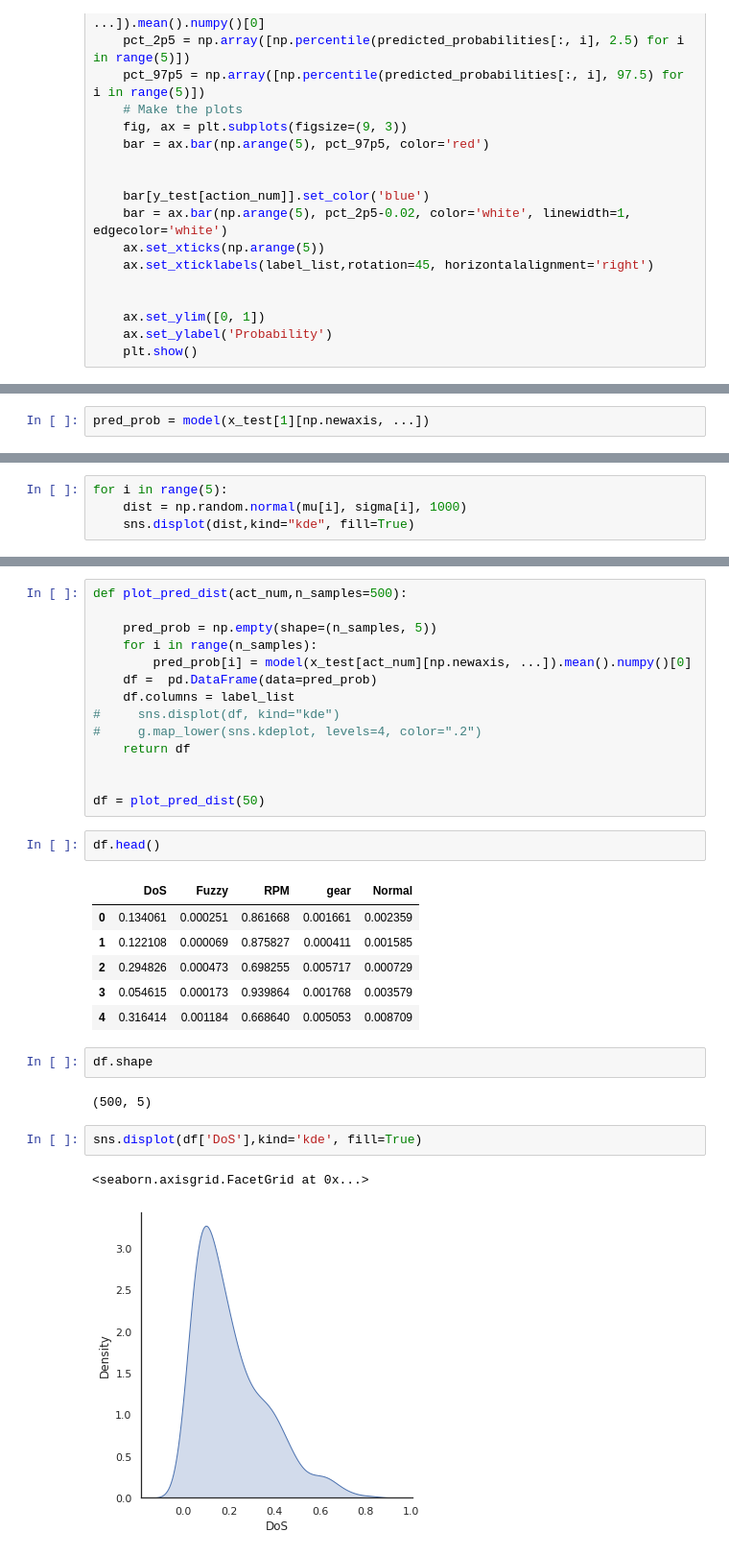
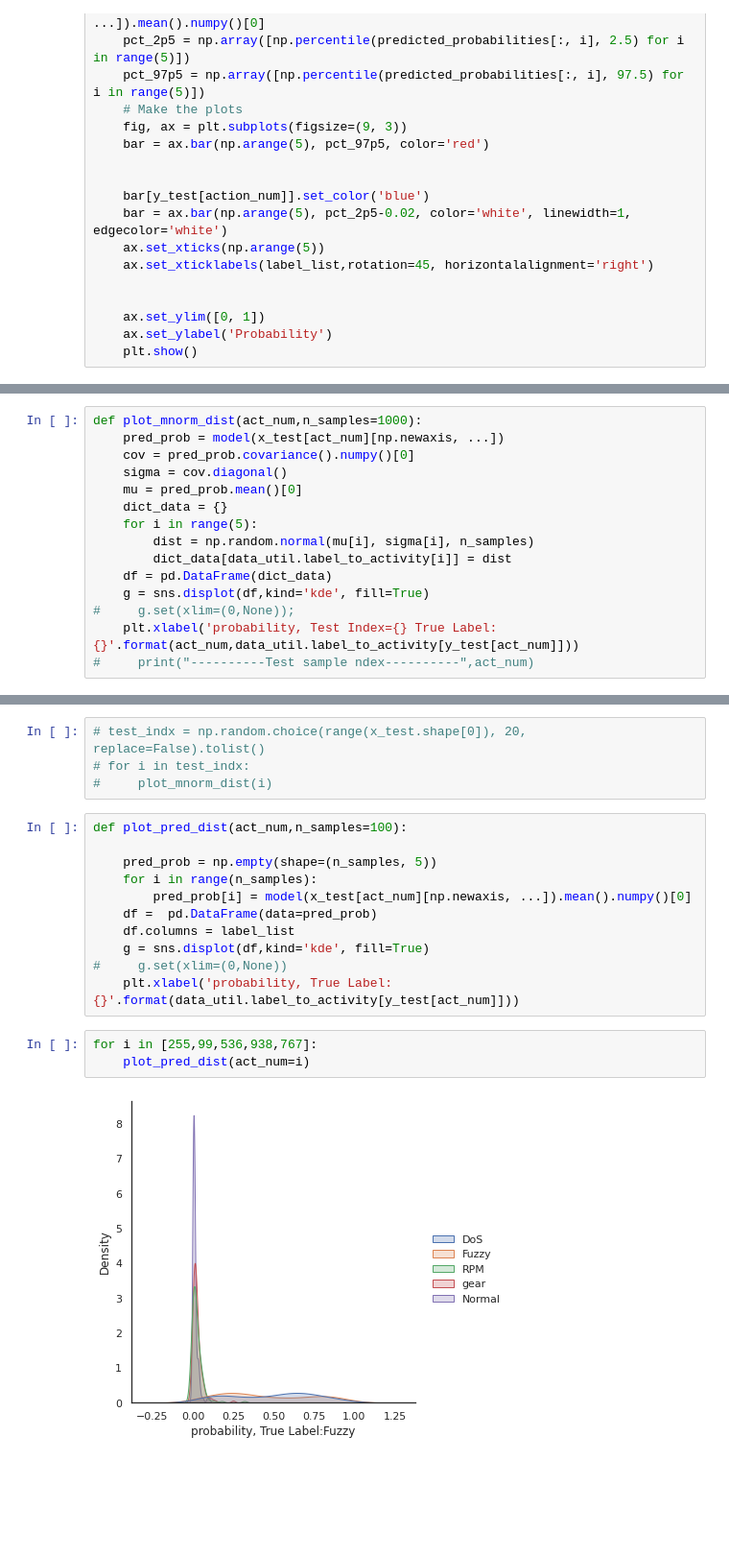
Before and after one commit to ainilaha/ppl_car_hacking, a Jupyter notebook: bayesian_net.ipynb, the cells around one changed output, grey strips where cells are left out. Shown at 96% size. Cells and saved outputs as stored; diff of their text form; blank space fills up the shorter version.

```diff
--- a/bayesian_net.ipynb
+++ b/bayesian_net.ipynb
@@ -315,2 +310,0 @@ penguins.head()
-# %%
-pred_prob = model(x_test[1][np.newaxis, ...])
@@ -323,4 +315,15 @@ sigma = cov.diagonal()
 # %%
-for i in range(5):
-    dist = np.random.normal(mu[i], sigma[i], 1000)
-    sns.displot(dist,kind="kde", fill=True)
+def plot_mnorm_dist(act_num,n_samples=1000):
+    pred_prob = model(x_test[act_num][np.newaxis, ...])
+    cov = pred_prob.covariance().numpy()[0]
+    sigma = cov.diagonal()
+    mu = pred_prob.mean()[0]
+    dict_data = {}
+    for i in range(5):
+        dist = np.random.normal(mu[i], sigma[i], n_samples)
+        dict_data[data_util.label_to_activity[i]] = dist
+    df = pd.DataFrame(dict_data)
+    g = sns.displot(df,kind='kde', fill=True)
+#     g.set(xlim=(0,None));
+    plt.xlabel('probability, Test Index={} True Label:{}'.format(act_num,data_util.label_to_activity[y_test[act_num]]))
+#     print("----------Test sample ndex----------",act_num)
@@ -333,32 +330,20 @@ for i in range(5):
+# %%
+# test_indx = np.random.choice(range(x_test.shape[0]), 20, replace=False).tolist()
+# for i in test_indx:
+#     plot_mnorm_dist(i)
 # %%
-def plot_pred_dist(act_num,n_samples=500):
+def plot_pred_dist(act_num,n_samples=100):
 
     pred_prob = np.empty(shape=(n_samples, 5))
     for i in range(n_samples):
         pred_prob[i] = model(x_test[act_num][np.newaxis, ...]).mean().numpy()[0]
     df =  pd.DataFrame(data=pred_prob)
     df.columns = label_list
-#     sns.displot(df, kind="kde")
-#     g.map_lower(sns.kdeplot, levels=4, color=".2")
-    return df
-
-
-df = plot_pred_dist(50)
+    g = sns.displot(df,kind='kde', fill=True)
+#     g.set(xlim=(0,None))
+    plt.xlabel('probability, True Label:{}'.format(data_util.label_to_activity[y_test[act_num]]))
-# %%
-df.head()
-# %% [output]
-|  | DoS | Fuzzy | RPM | gear | Normal |
-| 0 | 0.134061 | 0.000251 | 0.861668 | 0.001661 | 0.002359 |
-| 1 | 0.122108 | 0.000069 | 0.875827 | 0.000411 | 0.001585 |
-| 2 | 0.294826 | 0.000473 | 0.698255 | 0.005717 | 0.000729 |
-| 3 | 0.054615 | 0.000173 | 0.939864 | 0.001768 | 0.003579 |
-| 4 | 0.316414 | 0.001184 | 0.668640 | 0.005053 | 0.008709 |
-# %%
-df.shape
-# %% [output]
-(500, 5)
-# %%
-sns.displot(df['DoS'],kind='kde', fill=True)
-# %% [output]
-<seaborn.axisgrid.FacetGrid at 0x...>
-[figure, removed]
+# %%
+for i in [255,99,536,938,767]:
+    plot_pred_dist(act_num=i)
+# %% [output]
+[figure, added]
```
Also changed, not shown: parts of 24 cells of this notebook, 2 other files.
